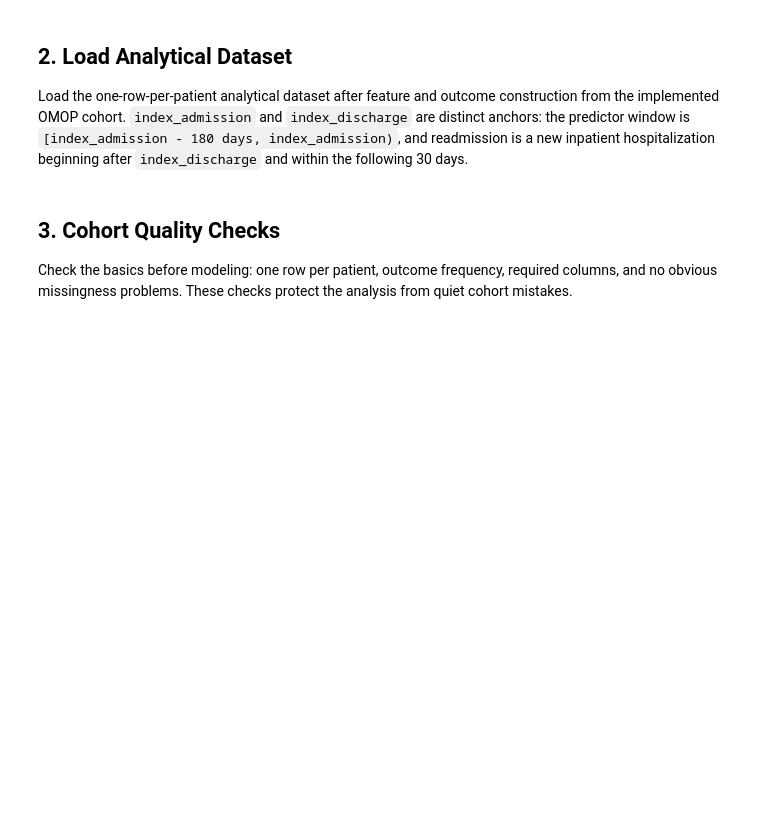
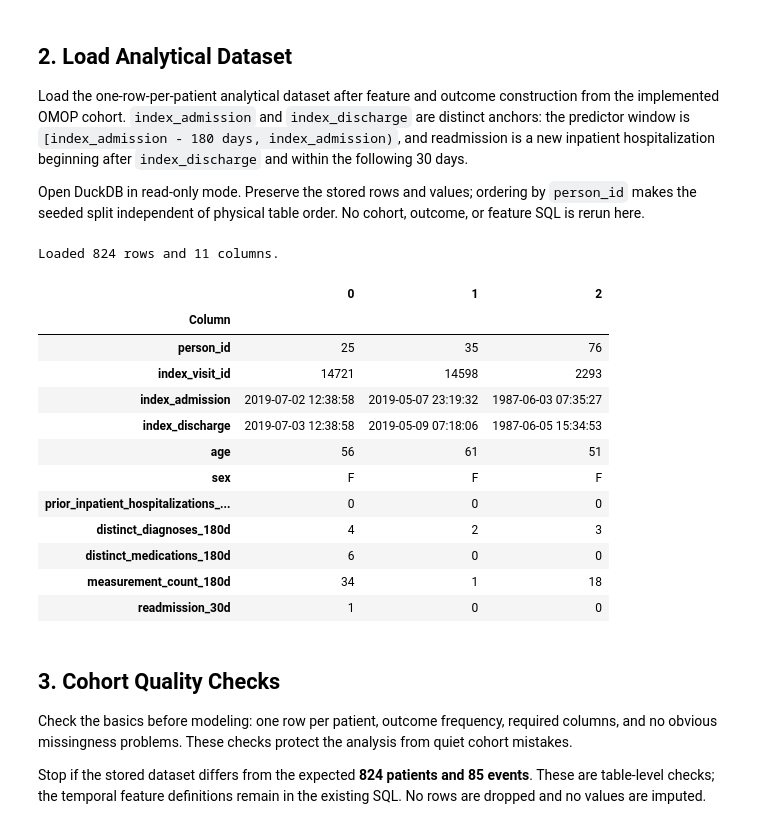
Before and after one commit to luisebh1919/healthcare_data_science_ai_portfolio, a Jupyter notebook: final_project/notebooks/02_readmission_modeling.ipynb, the cells around one changed output. Saved outputs shown, nothing was run; the diff lists cells and outputs as text; code cells hidden in the pictures; blank space fills up the shorter version.

```diff
--- a/final_project/notebooks/02_readmission_modeling.ipynb
+++ b/final_project/notebooks/02_readmission_modeling.ipynb
@@ -8,0 +35,37 @@ Load the small set of packages and project paths needed for the analysis. Keep e
+# %%
+# Support execution from the repository root or anywhere within final_project.
+for directory in (Path.cwd(), *Path.cwd().parents):
+    if (directory / "final_project" / "notebooks").is_dir():
+        PROJECT_DIR = directory / "final_project"
+        break
+else:
+    raise FileNotFoundError("Run this notebook from the repository or final_project.")
+
+DB_PATH = PROJECT_DIR / "data" / "omop_minimal.duckdb"
+if not DB_PATH.is_file():
+    raise FileNotFoundError(f"Analytical database not found: {DB_PATH}")
+
+RANDOM_STATE = 42
+TEST_SIZE = 0.20
+TARGET = "readmission_30d"
+M0_FEATURES = ["age", "sex", "prior_inpatient_hospitalizations_180d"]
+ADDITIONAL_FEATURES = [
+    "distinct_diagnoses_180d",
+    "distinct_medications_180d",
+    "measurement_count_180d",
+]
+M1_FEATURES = M0_FEATURES + ADDITIONAL_FEATURES
+NUMERIC_FEATURES = [feature for feature in M1_FEATURES if feature != "sex"]
+COUNT_FEATURES = [feature for feature in NUMERIC_FEATURES if feature != "age"]
+
+print(f"Python: {sys.version.split()[0]} | {sys.executable}")
+print(f"Database: {DB_PATH.relative_to(PROJECT_DIR.parent)}")
+display(
+    pd.Series(
+        {
+            package: version(package)
+            for package in ["duckdb", "numpy", "pandas", "scikit-learn"]
+        },
+        name="Version",
+    ).to_frame()
+)
@@ -10,7 +81,34 @@ Load the small set of packages and project paths needed for the analysis. Keep e
 ## 2. Load Analytical Dataset
 
 Load the one-row-per-patient analytical dataset after feature and outcome construction from the implemented OMOP cohort. `index_admission` and `index_discharge` are distinct anchors: the predictor window is `[index_admission - 180 days, index_admission)`, and readmission is a new inpatient hospitalization beginning after `index_discharge` and within the following 30 days.
+
+Open DuckDB in read-only mode. Preserve the stored rows and values; ordering by `person_id` makes the seeded split independent of physical table order. No cohort, outcome, or feature SQL is rerun here.
+# %%
+with duckdb.connect(str(DB_PATH), read_only=True) as connection:
+    analytic_df = connection.execute(
+        "SELECT * FROM results.analytic_dataset ORDER BY person_id"
+    ).fetchdf()
+
+print(f"Loaded {len(analytic_df):,} rows and {analytic_df.shape[1]} columns.")
+display(analytic_df.head(3).T.rename_axis("Column"))
+# %% [output]
+Loaded 824 rows and 11 columns.
+|  | 0 | 1 | 2 |
+| Column |  |  |  |
+| person_id | 25 | 35 | 76 |
+| index_visit_id | 14721 | 14598 | 2293 |
+| index_admission | 2019-07-02 12:38:58 | 2019-05-07 23:19:32 | 1987-06-03 07:35:27 |
+| index_discharge | 2019-07-03 12:38:58 | 2019-05-09 07:18:06 | 1987-06-05 15:34:53 |
+| age | 56 | 61 | 51 |
+| sex | F | F | F |
+| prior_inpatient_hospitalizations_... | 0 | 0 | 0 |
+| distinct_diagnoses_180d | 4 | 2 | 3 |
+| distinct_medications_180d | 6 | 0 | 0 |
+| measurement_count_180d | 34 | 1 | 18 |
+| readmission_30d | 1 | 0 | 0 |
 # %% [markdown]
 ## 3. Cohort Quality Checks
 
 Check the basics before modeling: one row per patient, outcome frequency, required columns, and no obvious missingness problems. These checks protect the analysis from quiet cohort mistakes.
+
+Stop if the stored dataset differs from the expected **824 patients and 85 events**. These are table-level checks; the temporal feature definitions remain in the existing SQL. No rows are dropped and no values are imputed.
```
Also changed, not shown: parts of 21 cells of this notebook, 3 other files.
